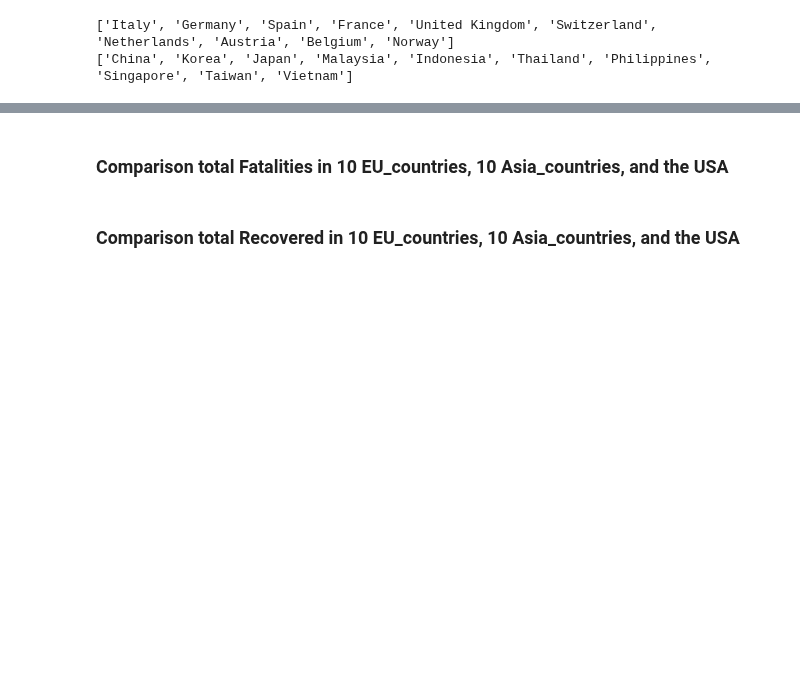
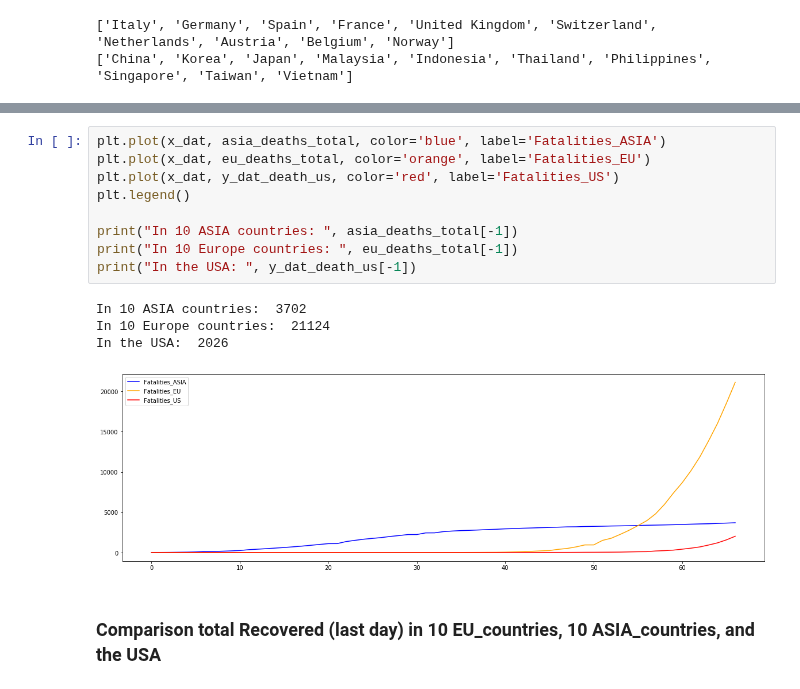
Before and after one commit to lphan/ML-Practices, a Jupyter notebook: 18_Covid-19/18_Covid-19_eu_asia.ipynb, the cells around one changed output, grey strips where cells are left out. Drawn from its saved outputs; the diff is of its cells as text; blank space fills up the shorter version.

```diff
--- a/18_Covid-19/18_Covid-19_eu_asia.ipynb
+++ b/18_Covid-19/18_Covid-19_eu_asia.ipynb
@@ -58,4 +55,16 @@ plt.legend()
+# %%
+plt.plot(x_dat, asia_deaths_total, color='blue', label='Fatalities_ASIA')
+plt.plot(x_dat, eu_deaths_total, color='orange', label='Fatalities_EU')
+plt.plot(x_dat, y_dat_death_us, color='red', label='Fatalities_US')
+plt.legend()
+
+print("In 10 ASIA countries: ", asia_deaths_total[-1])
+print("In 10 Europe countries: ", eu_deaths_total[-1])
+print("In the USA: ", y_dat_death_us[-1])
+# %% [output]
+In 10 ASIA countries:  3702
+In 10 Europe countries:  21124
+In the USA:  2026
+[figure, added]
 # %% [markdown]
-### Comparison total Fatalities in 10 EU_countries, 10 Asia_countries, and the USA
+### Comparison total Recovered (last day) in 10 EU_countries, 10 ASIA_countries, and the USA
-# %% [markdown]
-### Comparison total Recovered in 10 EU_countries, 10 Asia_countries, and the USA
```
Also changed, not shown: parts of 7 cells of this notebook, 1 other file.
